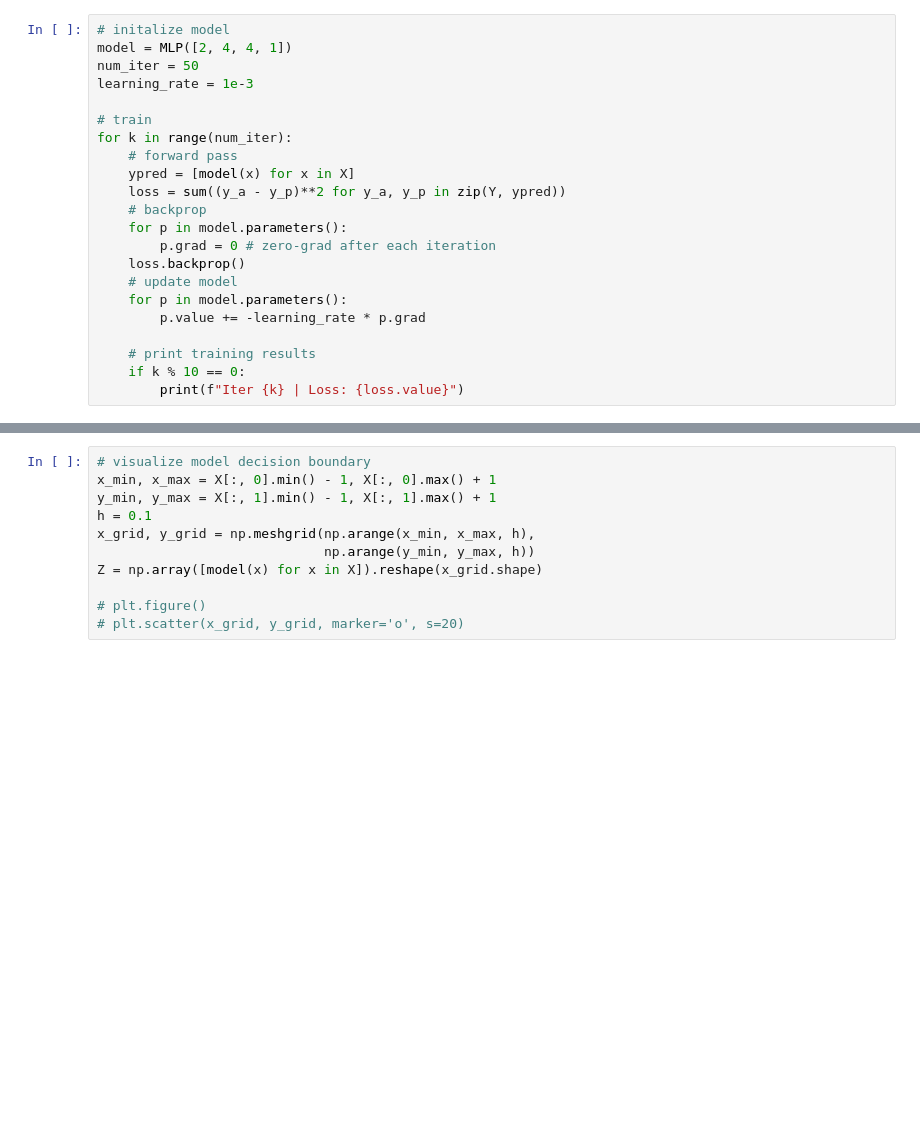
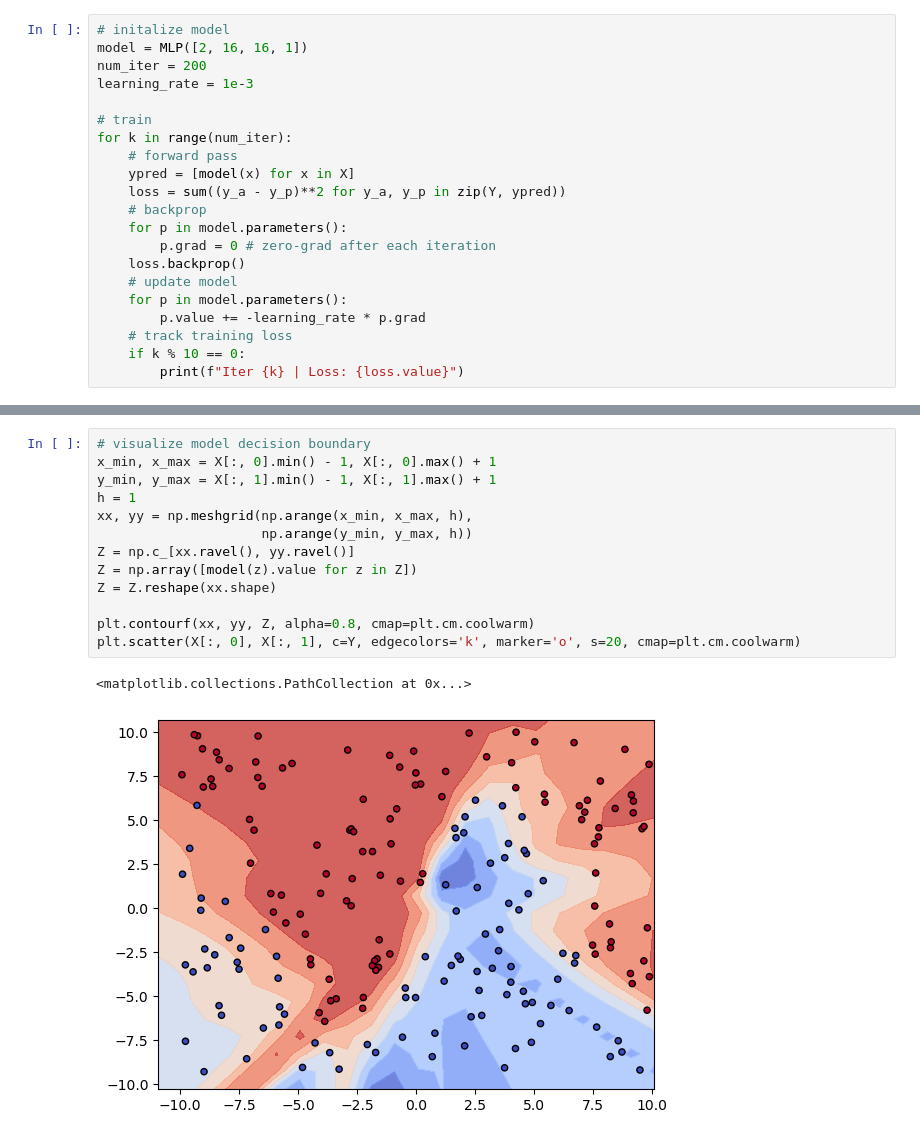
Before and after one commit to StevenDuanCao/nn-from-scratch, a Jupyter notebook: demo.ipynb, the cells around one changed output, grey strips where cells are left out. Saved outputs shown, nothing was run; the diff lists cells and outputs as text; blank space fills up the shorter version.

```diff
--- a/demo.ipynb
+++ b/demo.ipynb
@@ -25,7 +22,7 @@ plt.scatter(X[Y == 1, 0], X[Y == 1, 1], color='blue')
 # %%
 # initalize model
-model = MLP([2, 4, 4, 1])
-num_iter = 50
+model = MLP([2, 16, 16, 1])
+num_iter = 200
 learning_rate = 1e-3
 
 # train
@@ -40,8 +37,7 @@ for k in range(num_iter):
     # update model
     for p in model.parameters():
         p.value += -learning_rate * p.grad
-
-    # print training results
+    # track training loss
     if k % 10 == 0:
         print(f"Iter {k} | Loss: {loss.value}")
 # %% [output]
@@ -53,11 +64,16 @@ Iter 40 | Loss: 48.498667488564166
 # %%
 # visualize model decision boundary
 x_min, x_max = X[:, 0].min() - 1, X[:, 0].max() + 1
 y_min, y_max = X[:, 1].min() - 1, X[:, 1].max() + 1
-h = 0.1
-x_grid, y_grid = np.meshgrid(np.arange(x_min, x_max, h),
-                             np.arange(y_min, y_max, h))
-Z = np.array([model(x) for x in X]).reshape(x_grid.shape)
+h = 1
+xx, yy = np.meshgrid(np.arange(x_min, x_max, h),
+                     np.arange(y_min, y_max, h))
+Z = np.c_[xx.ravel(), yy.ravel()]
+Z = np.array([model(z).value for z in Z])
+Z = Z.reshape(xx.shape)
 
-# plt.figure()
-# plt.scatter(x_grid, y_grid, marker='o', s=20)
+plt.contourf(xx, yy, Z, alpha=0.8, cmap=plt.cm.coolwarm)
+plt.scatter(X[:, 0], X[:, 1], c=Y, edgecolors='k', marker='o', s=20, cmap=plt.cm.coolwarm)
+# %% [output]
+<matplotlib.collections.PathCollection at 0x...>
+[figure, added]
```
Also changed, not shown: parts of 2 cells of this notebook, 1 other file.
